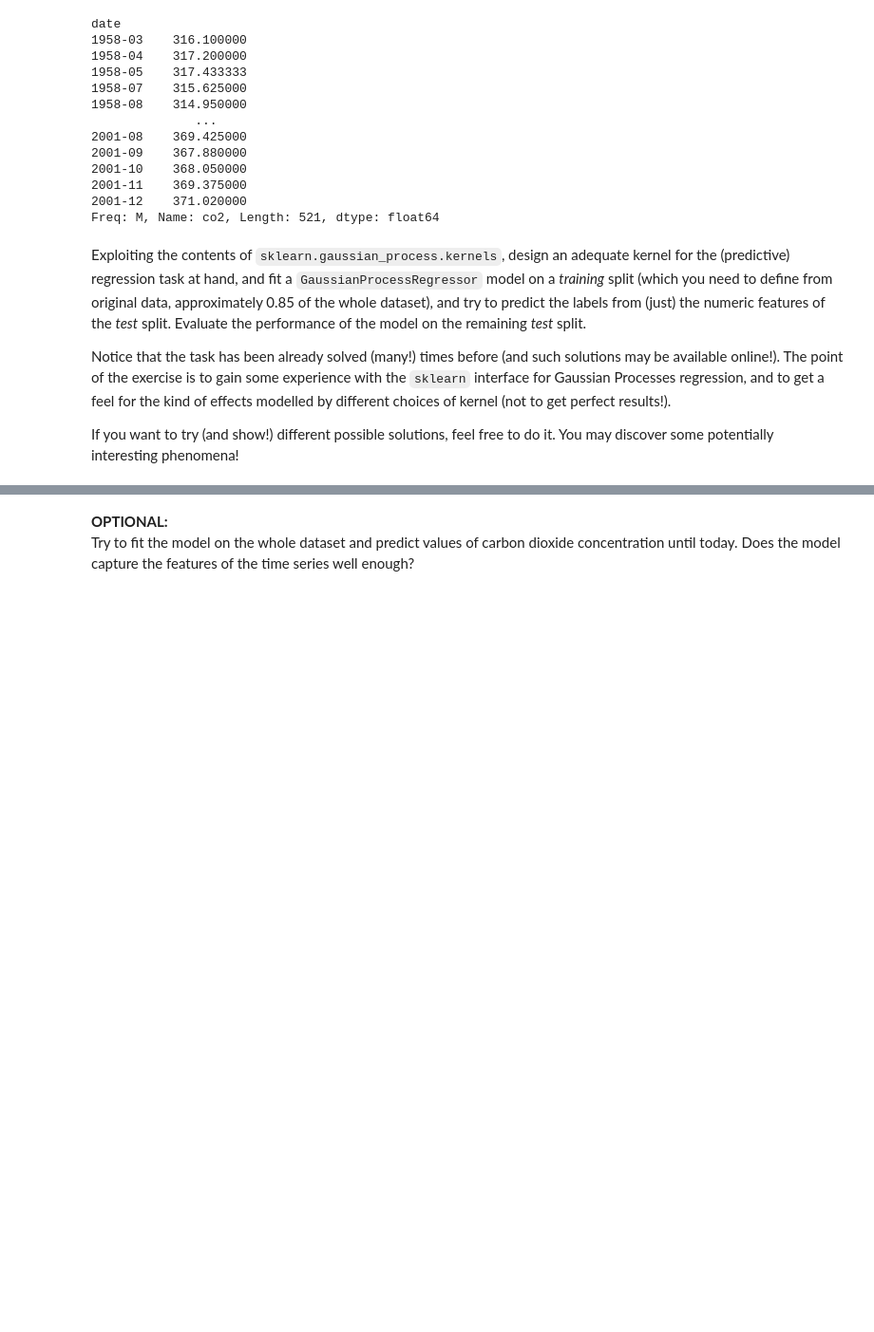
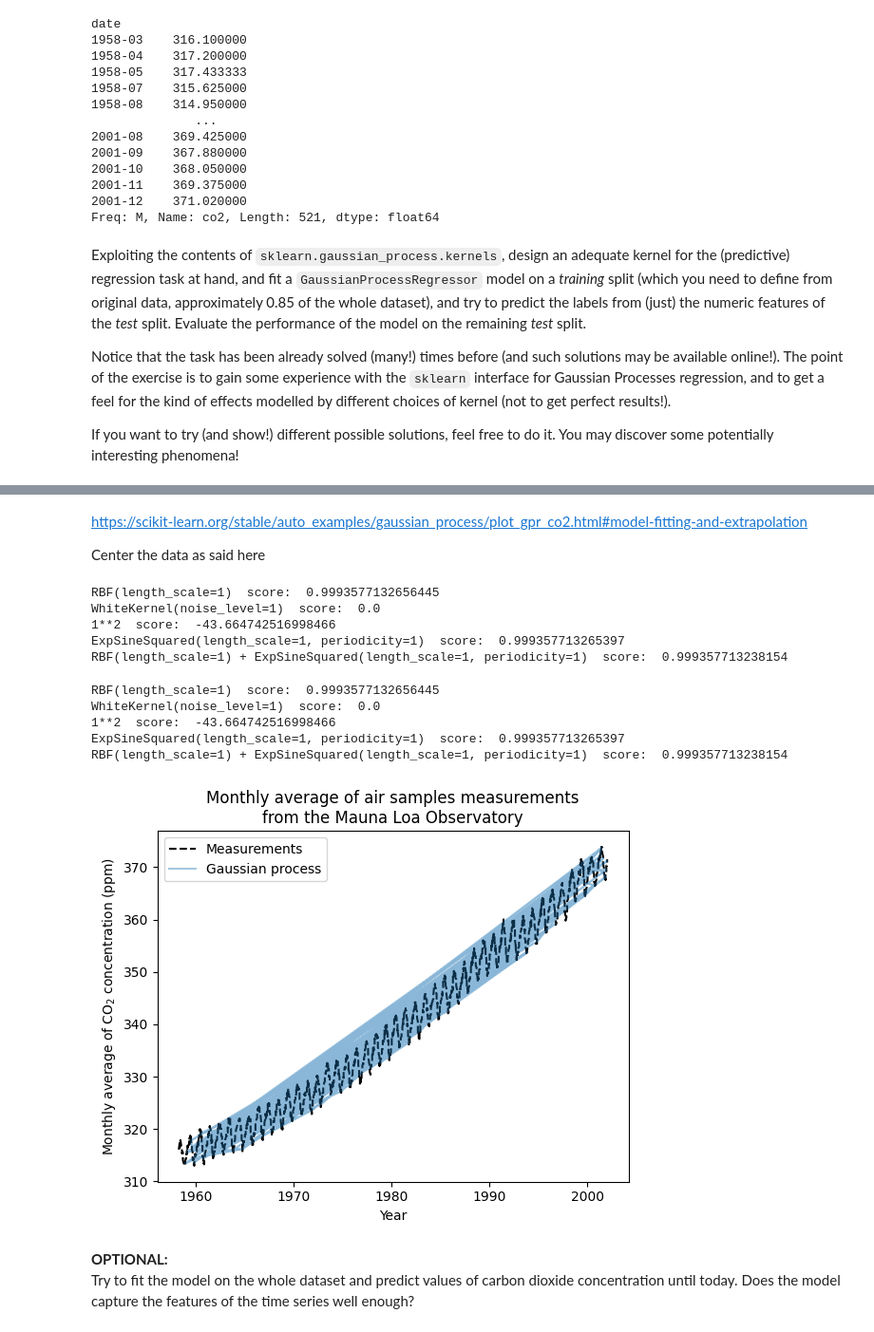
Before and after one commit to alessimichele/probml-units, a Jupyter notebook: homework-2023/02_bayesian_reg_class_gps_HW.ipynb, the cells around one changed output, grey strips where cells are left out. Shown at 95% size. Cells and saved outputs as stored; diff of their text form; code cells hidden in the pictures; blank space fills up the shorter version.

```diff
--- a/homework-2023/02_bayesian_reg_class_gps_HW.ipynb
+++ b/homework-2023/02_bayesian_reg_class_gps_HW.ipynb
@@ -189,3 +221,68 @@ If you want to try (and show!) different possible solutions, feel free to do it.
+# %% [markdown]
+https://scikit-learn.org/stable/auto_examples/gaussian_process/plot_gpr_co2.html#model-fitting-and-extrapolation
+
+Center the data as said here
+# %%
+from sklearn.gaussian_process import GaussianProcessRegressor
+
+y_train_mean = y_train.mean()
+kernels = [kernel_RBF, kernel_WhiteKernel, kernel_ConstantKernel, kernel_ExpSineSquared, kernel_RBF_ExpSine]
+scores = []
+for k in kernels:
+    gp = GaussianProcessRegressor(kernel= k, normalize_y=False)
+    gp.fit(X_train, y_train - y_train_mean)
+    scores.append(gp.score(X_train, y_train - y_train_mean))
+# %% [output]
+RBF(length_scale=1)  score:  0.9993577132656445
+WhiteKernel(noise_level=1)  score:  0.0
+1**2  score:  -43.664742516998466
+ExpSineSquared(length_scale=1, periodicity=1)  score:  0.999357713265397
+RBF(length_scale=1) + ExpSineSquared(length_scale=1, periodicity=1)  score:  0.999357713238154
+# %%
+for i in range(len(scores)):
+    print(kernels[i], ' score: ', scores[i])
+# %% [output]
+RBF(length_scale=1)  score:  0.9993577132656445
+WhiteKernel(noise_level=1)  score:  0.0
+1**2  score:  -43.664742516998466
+ExpSineSquared(length_scale=1, periodicity=1)  score:  0.999357713265397
+RBF(length_scale=1) + ExpSineSquared(length_scale=1, periodicity=1)  score:  0.999357713238154
+# %%
+import datetime
+import numpy as np
+
+# train on the best kernel found
+gp = GaussianProcessRegressor(kernel= kernel_RBF_ExpSine, normalize_y=False)
+gp.fit(X_train, y_train - y_train_mean)
+
+
+#today = datetime.datetime.now()
+#current_month = today.year + today.month / 12
+#X_test = np.linspace(start=1958, stop=current_month, num=1_000).reshape(-1, 1)
+
+# predict
+mean_y_pred, std_y_pred = gp.predict(X_test, return_std=True)
+mean_y_pred += y_train_mean
+# %%
+from matplotlib import pyplot as plt
+
+plt.plot(X, y, color="black", linestyle="dashed", label="Measurements")
+plt.plot(X_test, mean_y_pred, color="tab:blue", alpha=0.4, label="Gaussian process")
+plt.fill_between(
+    X_test.ravel(),
+    mean_y_pred - std_y_pred,
+    mean_y_pred + std_y_pred,
+    color="tab:blue",
+    alpha=0.2,
+)
+plt.legend()
+plt.xlabel("Year")
+plt.ylabel("Monthly average of CO$_2$ concentration (ppm)")
+_ = plt.title(
+    "Monthly average of air samples measurements\nfrom the Mauna Loa Observatory"
+)
+# %% [output]
+[figure, added]
 # %% [markdown]
 **OPTIONAL:**
 Try to fit the model on the whole dataset and predict values of carbon dioxide concentration until today. Does the model capture the features of the time series well enough?
```
Also changed, not shown: parts of 6 cells of this notebook.
